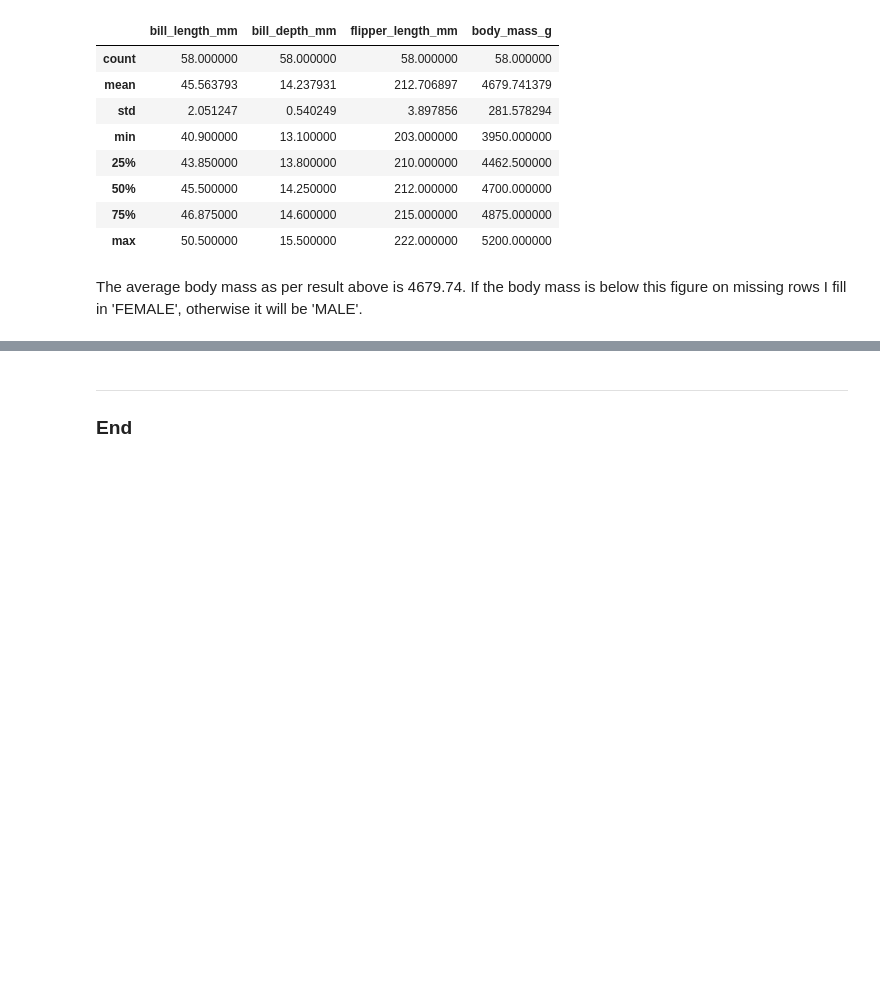
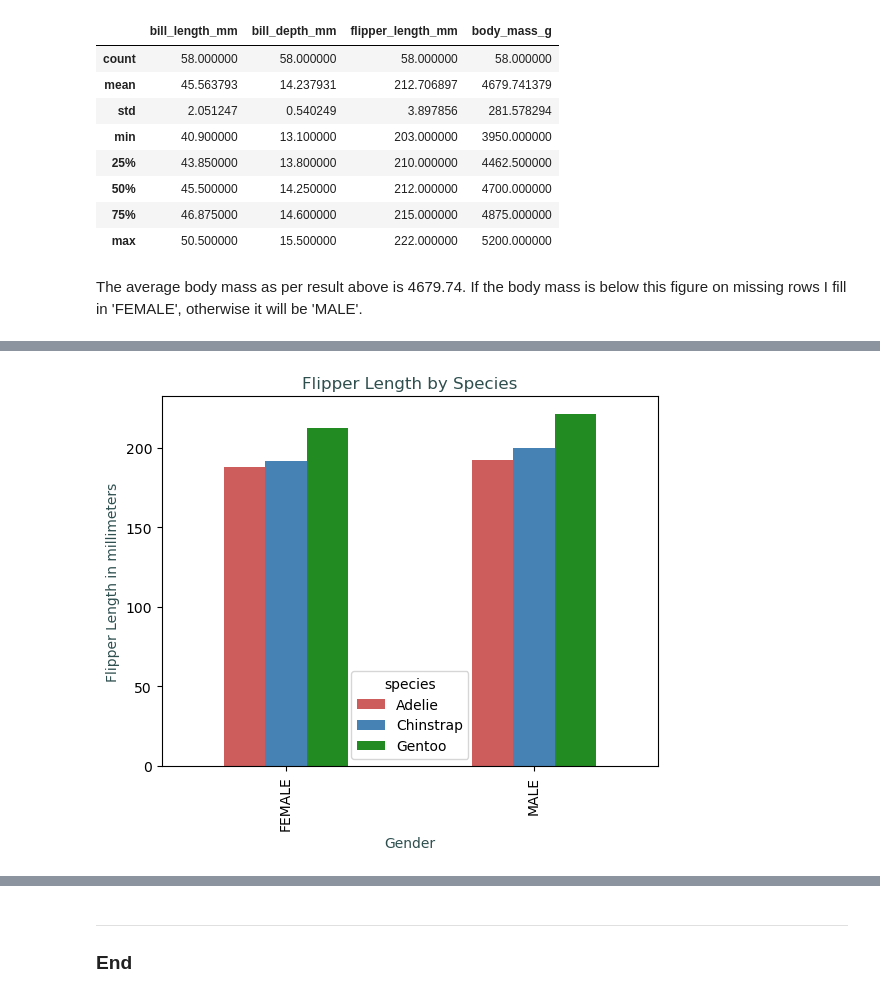
Before and after one commit to UWASIKLK/pda---mywork, a Jupyter notebook: penguins-project.ipynb, the cells around one changed output, grey strips where cells are left out. Drawn from its saved outputs; the diff is of its cells as text; code cells hidden in the pictures; blank space fills up the shorter version.

```diff
--- a/penguins-project.ipynb
+++ b/penguins-project.ipynb
@@ -342,0 +424,9 @@ penguins[penguins['sex'].isna()]
+# %%
+# Bar char by flipper lenght, species and gender.
+penguins.groupby(['sex','species'])['flipper_length_mm'].mean().unstack().plot(kind ='bar', color=['indianred','steelblue', 'forestgreen'])
+plt.xlabel('Gender', color='darkslategray')
+plt.ylabel('Flipper Length in millimeters', color='darkslategray')
+plt.title('Flipper Length by Species', color='darkslategray')
+plt.show()
+# %% [output]
+[figure, added]
```
Also changed, not shown: parts of 11 cells of this notebook.
